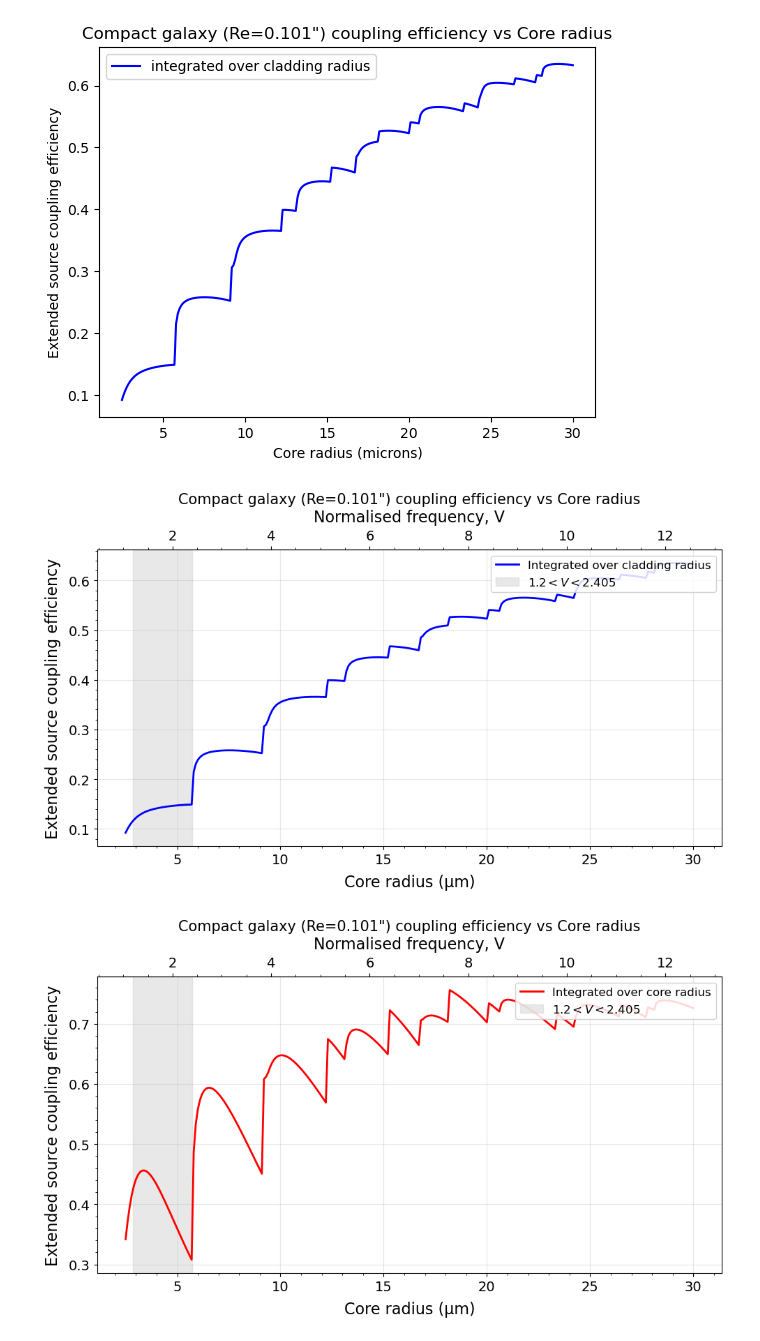
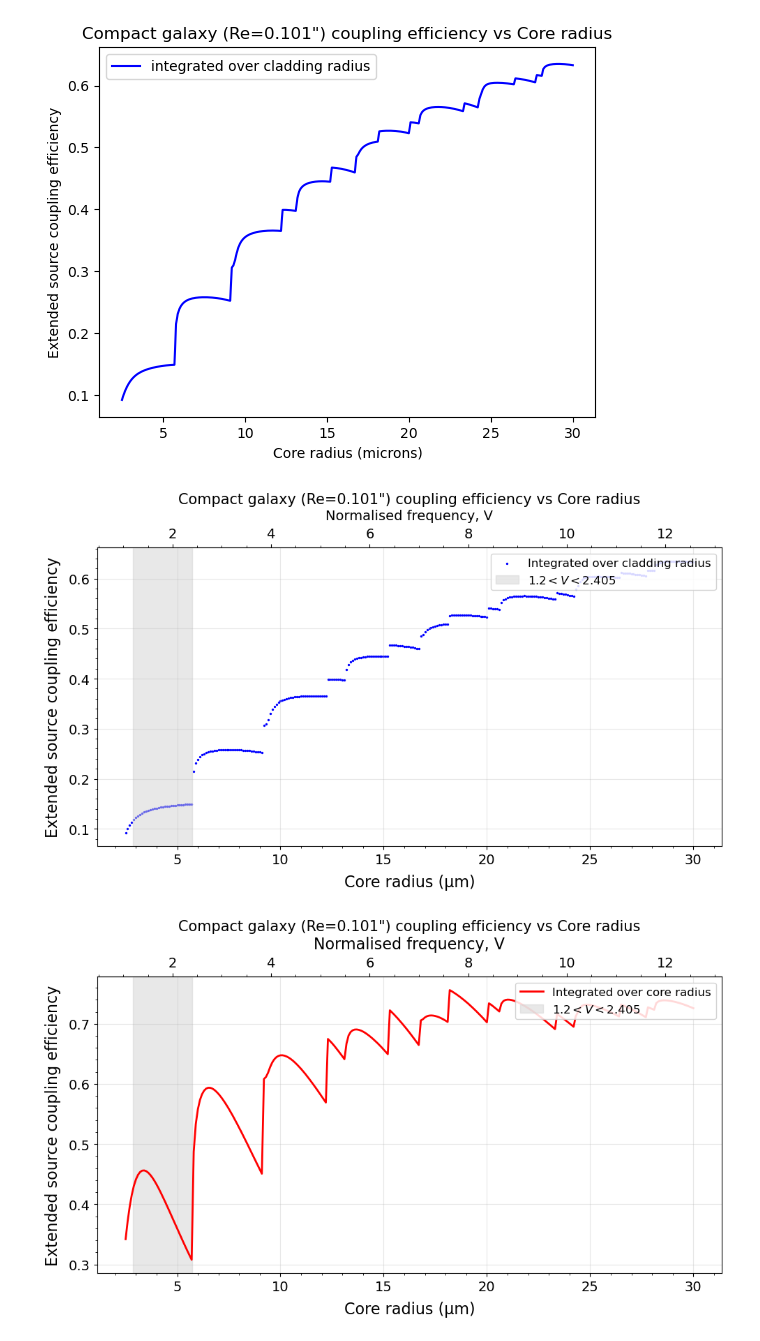
Before and after one commit to TongyueLiu/OH-Suppression-MRes-Project, a Jupyter notebook: notebooks/surface_brightness_profiles/Galaxy SNR_Estimation_2_int_cases.ipynb, the cells around one changed output. Saved outputs shown, nothing was run; the diff lists cells and outputs as text; code cells hidden in the pictures.

```diff
--- a/notebooks/surface_brightness_profiles/Galaxy SNR_Estimation_2_int_cases.ipynb
+++ b/notebooks/surface_brightness_profiles/Galaxy SNR_Estimation_2_int_cases.ipynb
@@ -1250,11 +1250,12 @@ plt.legend()
 # %%
 fig, ax1 = plt.subplots(figsize=(10, 6))
 
-ax1.plot(
+ax1.scatter(
     core_radius_range_full * 1e6,
     eta_galaxy_clad_dr,
     color="b",
-    linewidth=2,
+    # linewidth=2,
+    s=2,
     label="Integrated over cladding radius"
 )
 
@@ -1272,34 +1273,34 @@ ax_top = ax1.secondary_xaxis(
     "top",
     functions=(radius_um_to_V, V_to_radius_um)
 )
 
 ax_top.set_xlabel("Normalised frequency, V", fontsize=14, labelpad=8)
 ax_top.tick_params(axis="x", labelsize=14)
 ax_top.minorticks_on()
 
 # Shade single-mode region
 V_1_2 = 1.2
 V_2_405 = 2.405
 
 ax1.axvspan(
     V_to_radius_um(V_1_2),
     V_to_radius_um(V_2_405),
     color="lightgrey",
     alpha=0.5,
     label=r"$1.2 < V < 2.405$"
 )
 
 ax1.legend(
     loc="upper right",
     fontsize=12,
     frameon=True,
     framealpha=0.85
 )
 
 plt.tight_layout()
 plt.show()
 # %% [output]
-[figure, old version]
+[figure, new version]
 # %%
 fig, ax1 = plt.subplots(figsize=(10, 6))
 
```
Also changed, not shown: 5 other files.
